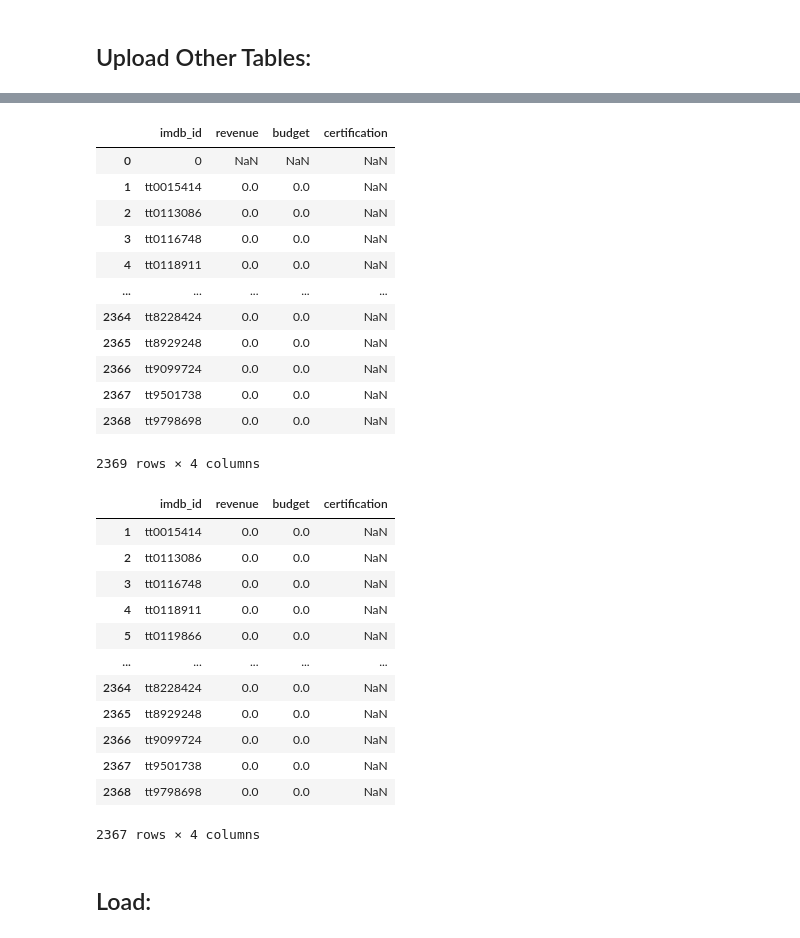
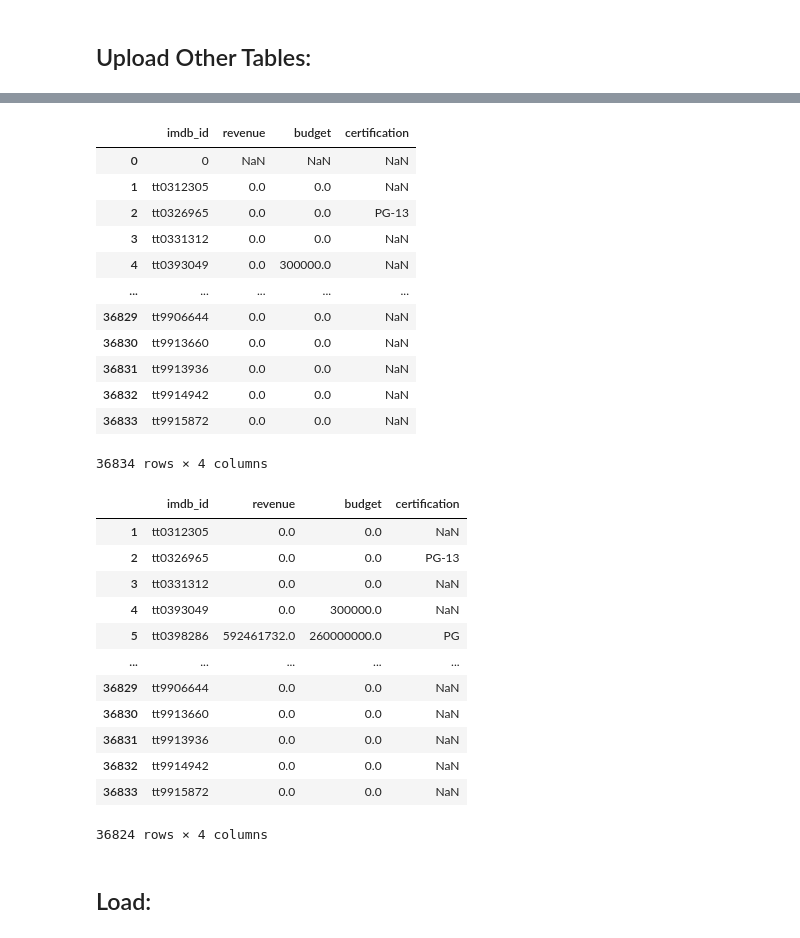
Before and after one commit to todebode/IMDB-Movies, a Jupyter notebook: Project 3 - Part 3 (Core).ipynb, the cells around one changed output, grey strips where cells are left out. Saved outputs shown, nothing was run; the diff lists cells and outputs as text; code cells hidden in the pictures.

```diff
--- a/Project 3 - Part 3 (Core).ipynb
+++ b/Project 3 - Part 3 (Core).ipynb
@@ -266,40 +244,40 @@ title_ratings.head()
 # %%
-tmdb_data = pd.read_csv('Data/tmdb_results_combined.csv.gz')
+tmdb_data = pd.read_csv('Data2/tmdb_results_combined.csv.gz')
 tmdb_data.head()
 # Select only required columns
 tmdb_data = tmdb_data[['imdb_id', 'revenue', 'budget', 'certification']]
 tmdb_data
 # %% [output]
 |  | imdb_id | revenue | budget | certification |
 | 0 | 0 | NaN | NaN | NaN |
-| 1 | tt0015414 | 0.0 | 0.0 | NaN |
-| 2 | tt0113086 | 0.0 | 0.0 | NaN |
-| 3 | tt0116748 | 0.0 | 0.0 | NaN |
-| 4 | tt0118911 | 0.0 | 0.0 | NaN |
+| 1 | tt0312305 | 0.0 | 0.0 | NaN |
+| 2 | tt0326965 | 0.0 | 0.0 | PG-13 |
+| 3 | tt0331312 | 0.0 | 0.0 | NaN |
+| 4 | tt0393049 | 0.0 | 300000.0 | NaN |
 | ... | ... | ... | ... | ... |
-| 2364 | tt8228424 | 0.0 | 0.0 | NaN |
-| 2365 | tt8929248 | 0.0 | 0.0 | NaN |
-| 2366 | tt9099724 | 0.0 | 0.0 | NaN |
-| 2367 | tt9501738 | 0.0 | 0.0 | NaN |
-| 2368 | tt9798698 | 0.0 | 0.0 | NaN |
+| 36829 | tt9906644 | 0.0 | 0.0 | NaN |
+| 36830 | tt9913660 | 0.0 | 0.0 | NaN |
+| 36831 | tt9913936 | 0.0 | 0.0 | NaN |
+| 36832 | tt9914942 | 0.0 | 0.0 | NaN |
+| 36833 | tt9915872 | 0.0 | 0.0 | NaN |
-2369 rows × 4 columns
+36834 rows × 4 columns
 # %%
 tmdb_data = tmdb_data.loc[tmdb_data['imdb_id']!='0']
 tmdb_data
 # %% [output]
 |  | imdb_id | revenue | budget | certification |
-| 1 | tt0015414 | 0.0 | 0.0 | NaN |
-| 2 | tt0113086 | 0.0 | 0.0 | NaN |
-| 3 | tt0116748 | 0.0 | 0.0 | NaN |
-| 4 | tt0118911 | 0.0 | 0.0 | NaN |
-| 5 | tt0119866 | 0.0 | 0.0 | NaN |
+| 1 | tt0312305 | 0.0 | 0.0 | NaN |
+| 2 | tt0326965 | 0.0 | 0.0 | PG-13 |
+| 3 | tt0331312 | 0.0 | 0.0 | NaN |
+| 4 | tt0393049 | 0.0 | 300000.0 | NaN |
+| 5 | tt0398286 | 592461732.0 | 260000000.0 | PG |
 | ... | ... | ... | ... | ... |
-| 2364 | tt8228424 | 0.0 | 0.0 | NaN |
-| 2365 | tt8929248 | 0.0 | 0.0 | NaN |
-| 2366 | tt9099724 | 0.0 | 0.0 | NaN |
-| 2367 | tt9501738 | 0.0 | 0.0 | NaN |
-| 2368 | tt9798698 | 0.0 | 0.0 | NaN |
+| 36829 | tt9906644 | 0.0 | 0.0 | NaN |
+| 36830 | tt9913660 | 0.0 | 0.0 | NaN |
+| 36831 | tt9913936 | 0.0 | 0.0 | NaN |
+| 36832 | tt9914942 | 0.0 | 0.0 | NaN |
+| 36833 | tt9915872 | 0.0 | 0.0 | NaN |
-2367 rows × 4 columns
+36824 rows × 4 columns
 # %% [markdown]
 ## Load:
 # %%
```
Also changed, not shown: parts of 16 cells of this notebook, 30 other files.
